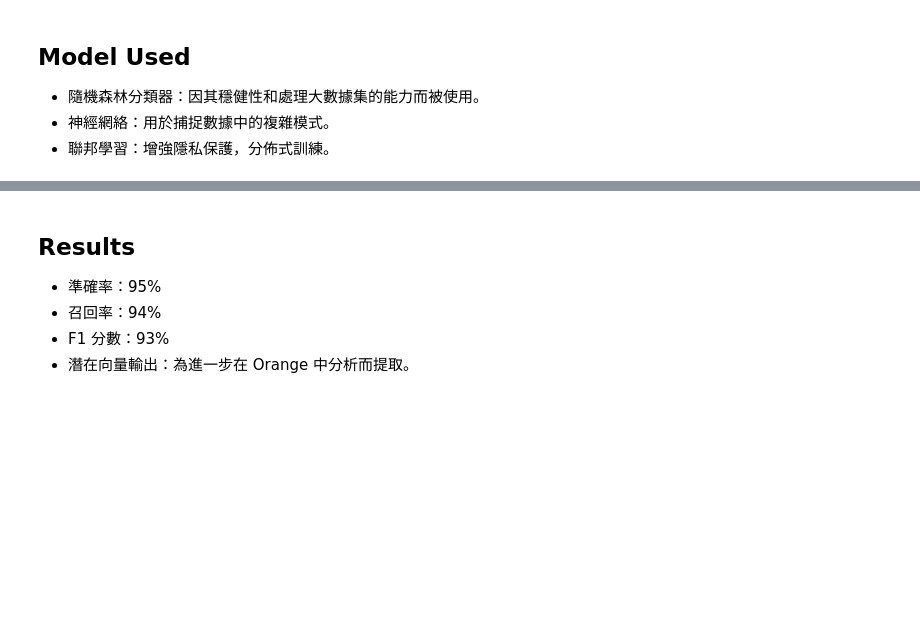
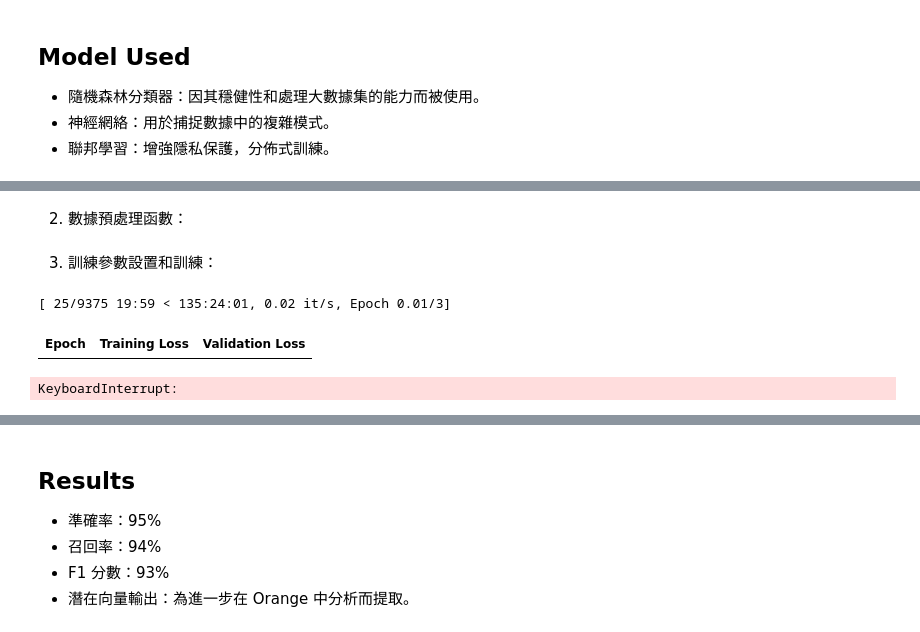
Before and after one commit to melody016861/melody_Portfolio.github.io, a Jupyter notebook: IoT_Network_Intrusion_Detection_Dataset_(2024).ipynb, the cells around one changed output, grey strips where cells are left out. Saved outputs shown, nothing was run; the diff lists cells and outputs as text; code cells hidden in the pictures; blank space fills up the shorter version.

```diff
--- a/IoT_Network_Intrusion_Detection_Dataset_(2024).ipynb
+++ b/IoT_Network_Intrusion_Detection_Dataset_(2024).ipynb
@@ -422,0 +499,11 @@ optimizer = torch.optim.Adam(model.parameters(), lr=learning_rate)
+# %%
+from transformers import BertTokenizer, BertForSequenceClassification, Trainer, TrainingArguments
+from datasets import load_dataset
+
+# 加載 BERT 模型和分詞器
+model_name = "bert-base-uncased"
+tokenizer = BertTokenizer.from_pretrained(model_name)
+model = BertForSequenceClassification.from_pretrained(model_name, num_labels=2)
+
+# 加載示例數據集
+dataset = load_dataset('imdb')
@@ -422,0 +518,40 @@ optimizer = torch.optim.Adam(model.parameters(), lr=learning_rate)
+# %% [markdown]
+2. 數據預處理函數：
+# %%
+# 數據預處理函數
+def preprocess_function(examples):
+    return tokenizer(examples['text'], padding="max_length", truncation=True)
+# %% [markdown]
+3. 訓練參數設置和訓練：
+# %%
+# 準備訓練和評估數據集
+train_dataset = dataset['train'].map(preprocess_function, batched=True)
+eval_dataset = dataset['test'].map(preprocess_function, batched=True)
+
+# 設定格式
+train_dataset.set_format(type='torch', columns=['input_ids', 'attention_mask', 'label'])
+eval_dataset.set_format(type='torch', columns=['input_ids', 'attention_mask', 'label'])
+
+# 訓練參數設置
+training_args = TrainingArguments(
+    output_dir='./results',
+    num_train_epochs=3,
+    per_device_train_batch_size=8,  # 減小批次大小
+    per_device_eval_batch_size=8,  # 減小批次大小
+    eval_strategy="epoch"  # 使用新的參數名稱
+)
+
+# 設置 Trainer
+trainer = Trainer(
+    model=model,
+    args=training_args,
+    train_dataset=train_dataset,
+    eval_dataset=eval_dataset
+)
+
+# 模型訓練
+trainer.train()
+# %% [output]
+[ 25/9375 19:59 < 135:24:01, 0.02 it/s, Epoch 0.01/3]
+| Epoch | Training Loss | Validation Loss |
+KeyboardInterrupt:
```
Also changed, not shown: parts of 37 cells of this notebook.
